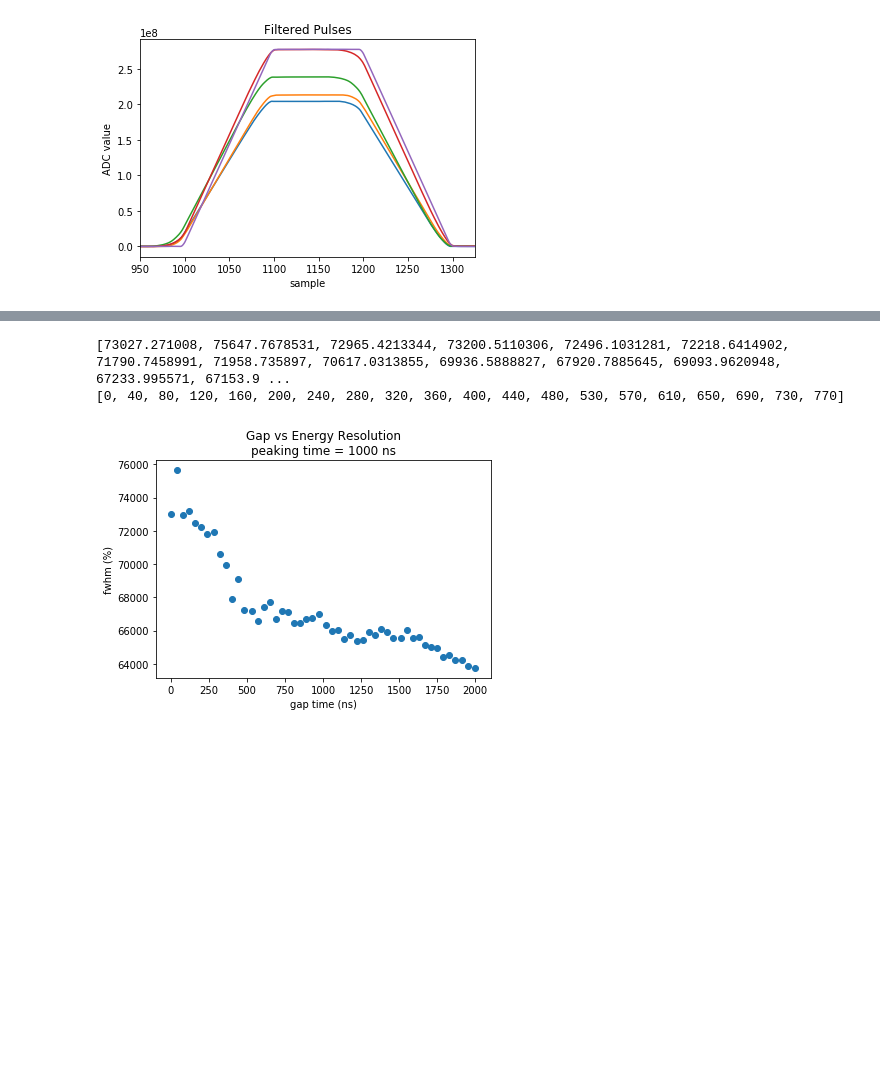
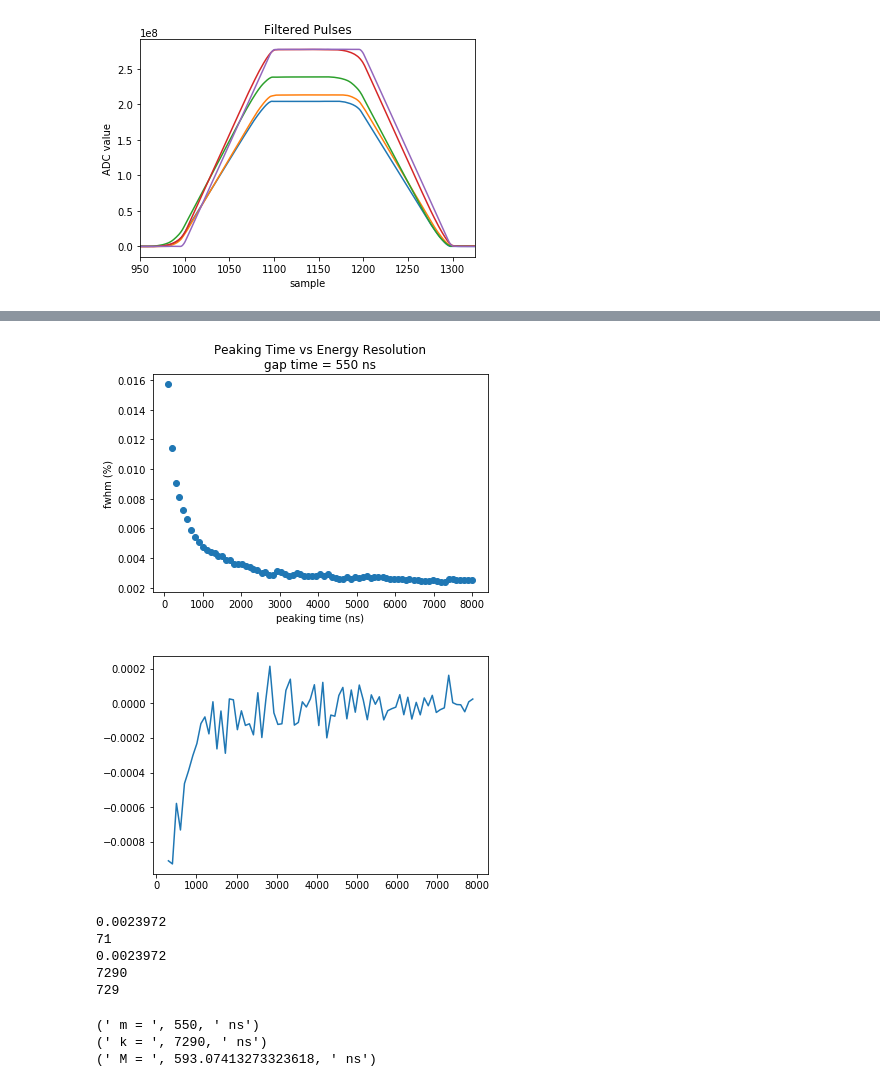
Before and after one commit to jmsz/lab3, a Jupyter notebook: lab1_analysis.ipynb, the cells around one changed output, grey strips where cells are left out. Drawn from its saved outputs; the diff is of its cells as text; code cells hidden in the pictures; blank space fills up the shorter version.

Commit message:
m and k optimization rough but working

```diff
--- a/lab1_analysis.ipynb
+++ b/lab1_analysis.ipynb
@@ -117,5 +56,0 @@ for m in m_values:
-# %%
-nbins = 2048
-Cs_range = [0.01e9,0.5e9]
-counts, bin_edges = np.histogram(nrgs, bins=2048, range= Cs_range) # WORKS
-bins = (bin_edges[1:]+bin_edges[:-1])/2 # bin centers from bin edges
@@ -191,4 +56,0 @@ for m in m_values:
-# %%
-nbins = 2048
-counts, bin_edges = np.histogram(nrgs, bins=2048, range= Co_range) # WORKS
-bins = (bin_edges[1:]+bin_edges[:-1])/2 # bin centers from bin edges
@@ -298,9 +95,0 @@ for m in m_values:
-# %%
-nbins = 2048
-Cs_range = [0, 0.1e8]
-cs_counts, bin_edges = np.histogram(cs_nrgs, bins=2048, range=Cs_range) # WORKS
-bins = (bin_edges[1:]+bin_edges[:-1])/2 # bin centers from bin edges
-plt.plot(bins, cs_counts)
-plt.show()
-fwhm, center = get_energy_resolution_cs_662(bins, cs_counts)
-fwhm_values.append(fwhm)
@@ -329,0 +110,9 @@ fwhm_values.append(fwhm)
+# %%
+print(min(fwhm_values))
+print(np.argmin(fwhm_values))
+print(fwhm_values[np.argmin(fwhm_values)])
+print(m_values_ns[np.argmin(fwhm_values)])
+
+optimal_gap_time =  int(m_values_ns[np.argmin(fwhm_values)]) / 10
+m = optimal_gap_time
+print(m)
@@ -336,14 +283,14 @@ for i in fwhm_values:
 # %%
-print(fwhm_percent[0:20])
-print(m_values_ns[0:20])
+plt.plot(k_values_ns, fwhm_values, 'o')
+plt.xlabel('peaking time (ns)')
+plt.ylabel('fwhm (%)')
+plt.savefig('peak_optimization.png')
+plt.title('Peaking Time vs Energy Resolution' + '\n'  + 'gap time = 550 ns')
+plt.show()
 
-plt.plot(m_values_ns, fwhm_percent, 'o')
-plt.xlabel('gap time (ns)')
-plt.ylabel('fwhm (%)')
-plt.savefig('gap_optimization.png')
-plt.title('Gap vs Energy Resolution' + '\n'  + 'peaking time = 1000 ns')
+diff_list = (np.diff(fwhm_values))
+plt.plot(k_values_ns[2:-1], diff_list[2:], '-')
 plt.show()
 # %% [output]
-[73027.271008, 75647.7678531, 72965.4213344, 73200.5110306, 72496.1031281, 72218.6414902, 71790.7458991, 71958.735897, 70617.0313855, 69936.5888827, 67920.7885645, 69093.9620948, 67233.995571, 67153.9 ...
-[0, 40, 80, 120, 160, 200, 240, 280, 320, 360, 400, 440, 480, 530, 570, 610, 650, 690, 730, 770]
-[figure, old version]
+[figure, new version]
+[figure, added]
@@ -432,0 +297,24 @@ plt.show()
+# %%
+print(min(fwhm_values))
+print(np.argmin(fwhm_values))
+print(fwhm_values[np.argmin(fwhm_values)])
+print(k_values_ns[np.argmin(fwhm_values)])
+
+optimal_peaking_time = int(k_values_ns[np.argmin(fwhm_values)] / 10)
+k = optimal_peaking_time
+print(k)
+# %% [output]
+0.0023972
+71
+0.0023972
+7290
+729
+# %%
+# Resolution Vs. Energy
+print(' m = ', m * 10, ' ns')
+print(' k = ', k * 10, ' ns')
+print(' M = ', M / 10, ' ns')
+# %% [output]
+(' m = ', 550, ' ns')
+(' k = ', 7290, ' ns')
+(' M = ', 593.07413273323618, ' ns')
```
Also changed, not shown: parts of 34 cells of this notebook, 3 other files.
